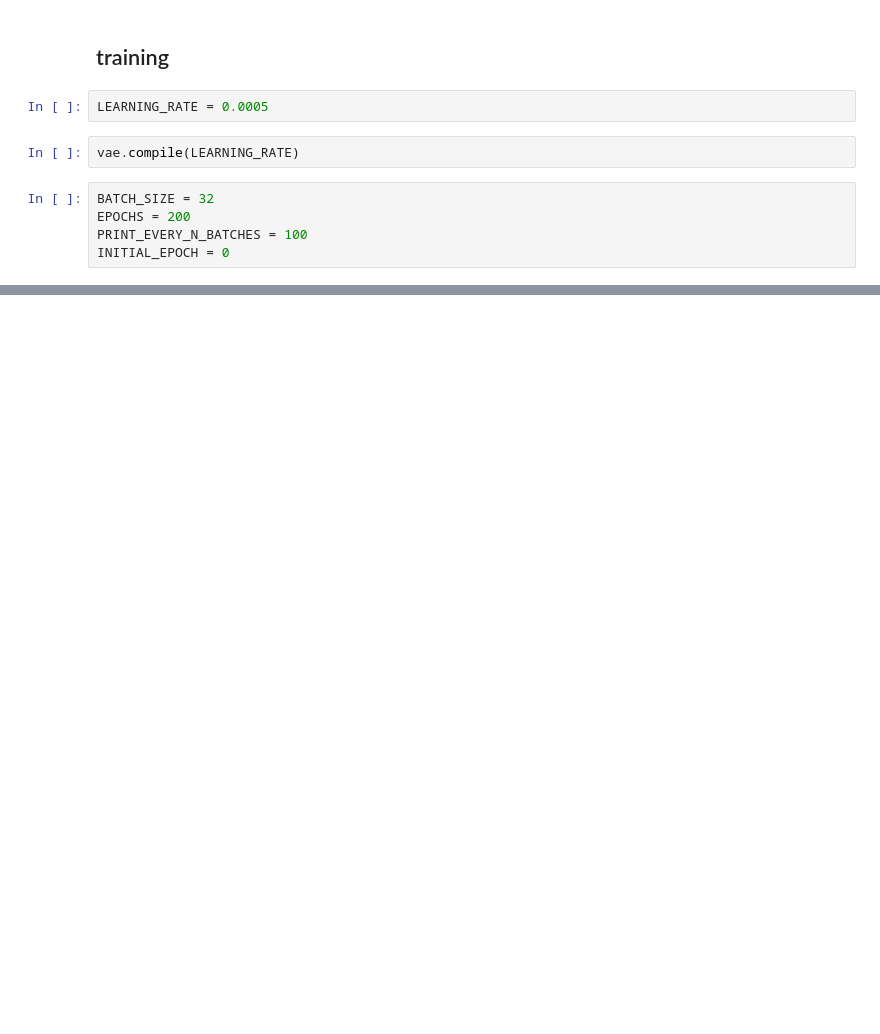
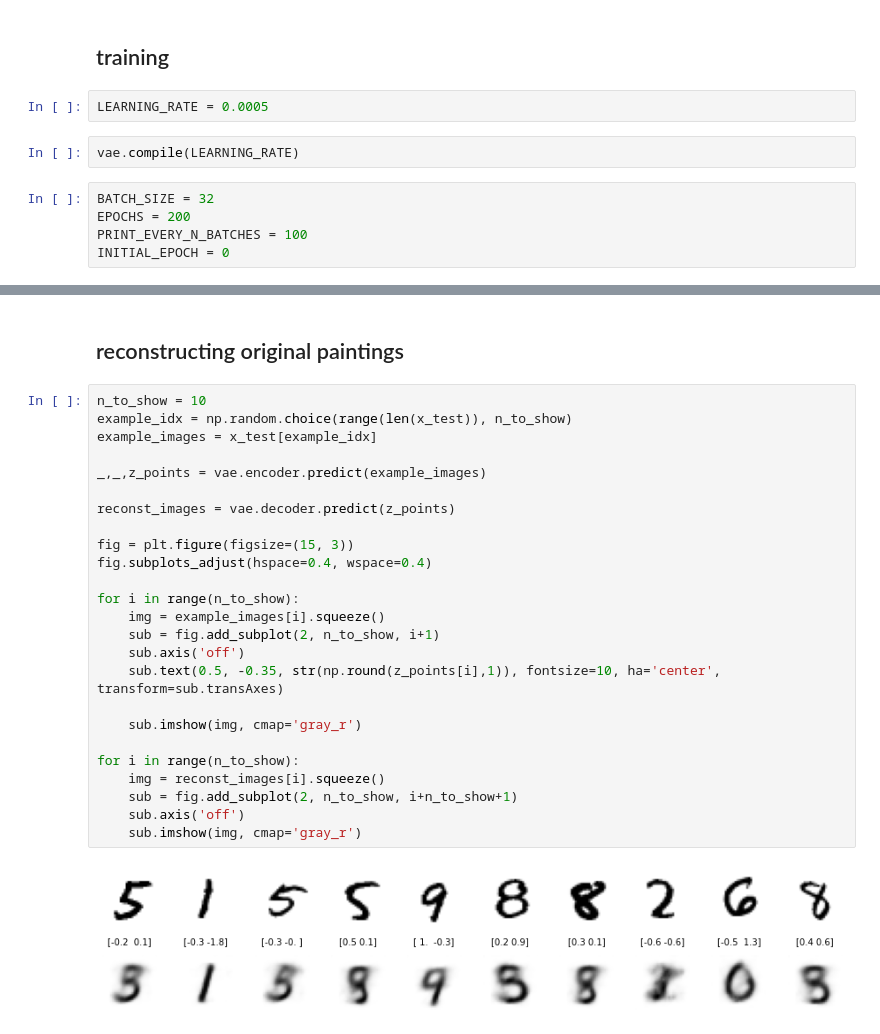
Before and after one commit to steffenmodest/GDL_code-tensorflow_2, a Jupyter notebook: 03_03_vae_digits_train.ipynb, the cells around one changed output, grey strips where cells are left out. Drawn from its saved outputs; the diff is of its cells as text; blank space fills up the shorter version.

```diff
--- a/03_03_vae_digits_train.ipynb
+++ b/03_03_vae_digits_train.ipynb
@@ -138,0 +192,29 @@ TypeError: ignored
+# %% [markdown]
+## reconstructing original paintings
+# %%
+n_to_show = 10
+example_idx = np.random.choice(range(len(x_test)), n_to_show)
+example_images = x_test[example_idx]
+
+_,_,z_points = vae.encoder.predict(example_images)
+
+reconst_images = vae.decoder.predict(z_points)
+
+fig = plt.figure(figsize=(15, 3))
+fig.subplots_adjust(hspace=0.4, wspace=0.4)
+
+for i in range(n_to_show):
+    img = example_images[i].squeeze()
+    sub = fig.add_subplot(2, n_to_show, i+1)
+    sub.axis('off')
+    sub.text(0.5, -0.35, str(np.round(z_points[i],1)), fontsize=10, ha='center', transform=sub.transAxes)
+
+    sub.imshow(img, cmap='gray_r')
+
+for i in range(n_to_show):
+    img = reconst_images[i].squeeze()
+    sub = fig.add_subplot(2, n_to_show, i+n_to_show+1)
+    sub.axis('off')
+    sub.imshow(img, cmap='gray_r')
+# %% [output]
+[figure, added]
```
Also changed, not shown: parts of 20 cells of this notebook.
